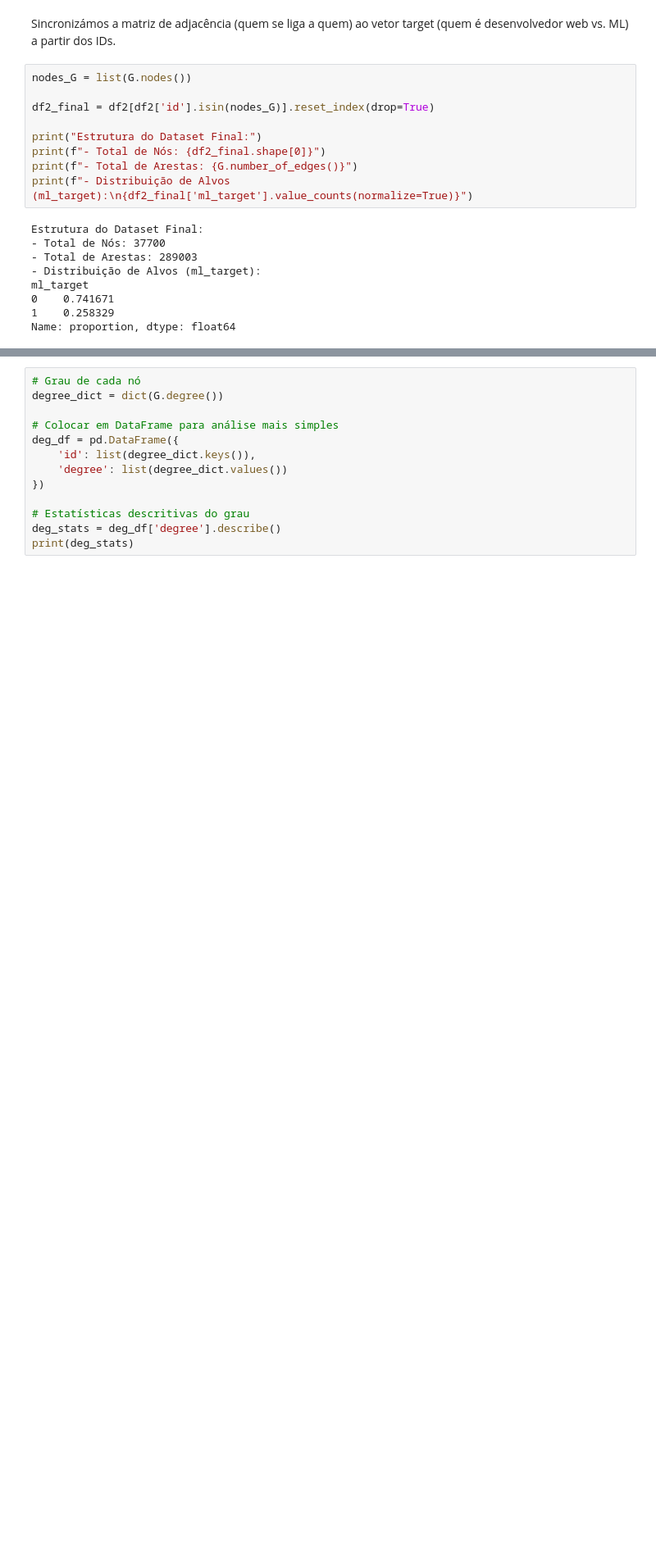
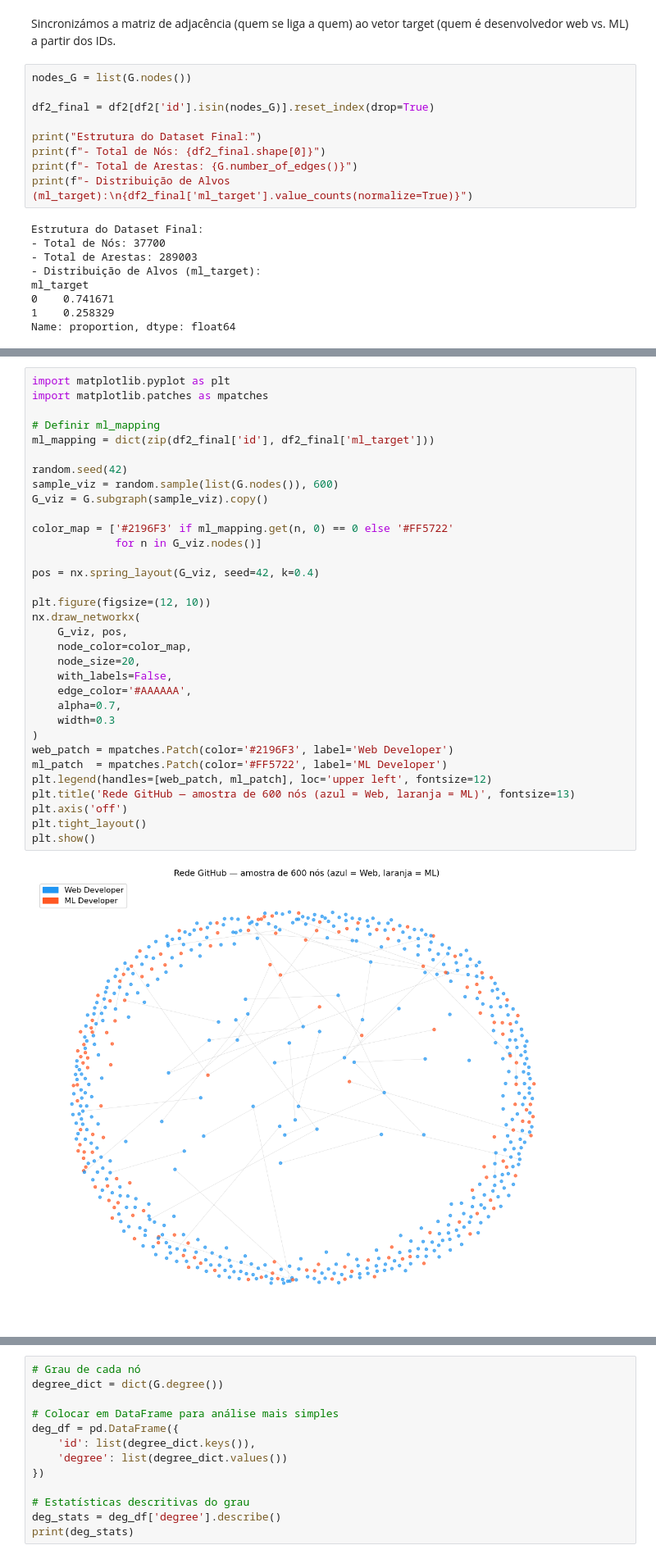
Before and after one commit to rafaelaferr04/Projeto_TeoriadeRedesNeuronais, a Jupyter notebook: NotebookIRN.ipynb, the cells around one changed output, grey strips where cells are left out. Shown at 82% size. Cells and saved outputs as stored; diff of their text form; blank space fills up the shorter version.

```diff
--- a/NotebookIRN.ipynb
+++ b/NotebookIRN.ipynb
@@ -157 +164,36 @@ Name: proportion, dtype: float64
+# %%
+import matplotlib.pyplot as plt
+import matplotlib.patches as mpatches
+
+# Definir ml_mapping
+ml_mapping = dict(zip(df2_final['id'], df2_final['ml_target']))
+
+random.seed(42)
+sample_viz = random.sample(list(G.nodes()), 600)
+G_viz = G.subgraph(sample_viz).copy()
+
+color_map = ['#2196F3' if ml_mapping.get(n, 0) == 0 else '#FF5722'
+             for n in G_viz.nodes()]
+
+pos = nx.spring_layout(G_viz, seed=42, k=0.4)
+
+plt.figure(figsize=(12, 10))
+nx.draw_networkx(
+    G_viz, pos,
+    node_color=color_map,
+    node_size=20,
+    with_labels=False,
+    edge_color='#AAAAAA',
+    alpha=0.7,
+    width=0.3
+)
+web_patch = mpatches.Patch(color='#2196F3', label='Web Developer')
+ml_patch  = mpatches.Patch(color='#FF5722', label='ML Developer')
+plt.legend(handles=[web_patch, ml_patch], loc='upper left', fontsize=12)
+plt.title('Rede GitHub — amostra de 600 nós (azul = Web, laranja = ML)', fontsize=13)
+plt.axis('off')
+plt.tight_layout()
+plt.show()
+# %% [output]
+[figure, added]
 # %% [markdown]
```
Also changed, not shown: parts of 34 cells of this notebook, 2 other files.
